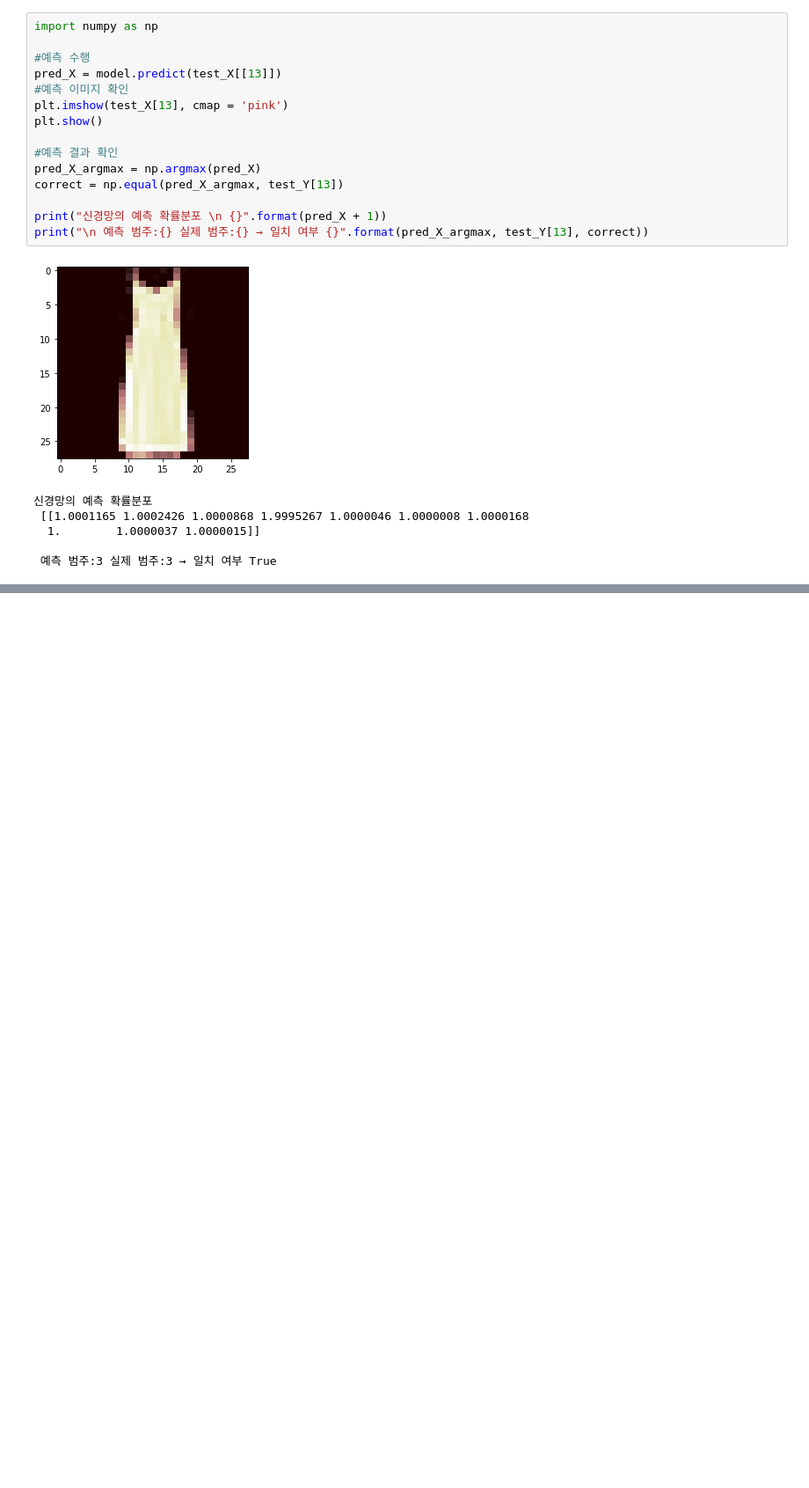
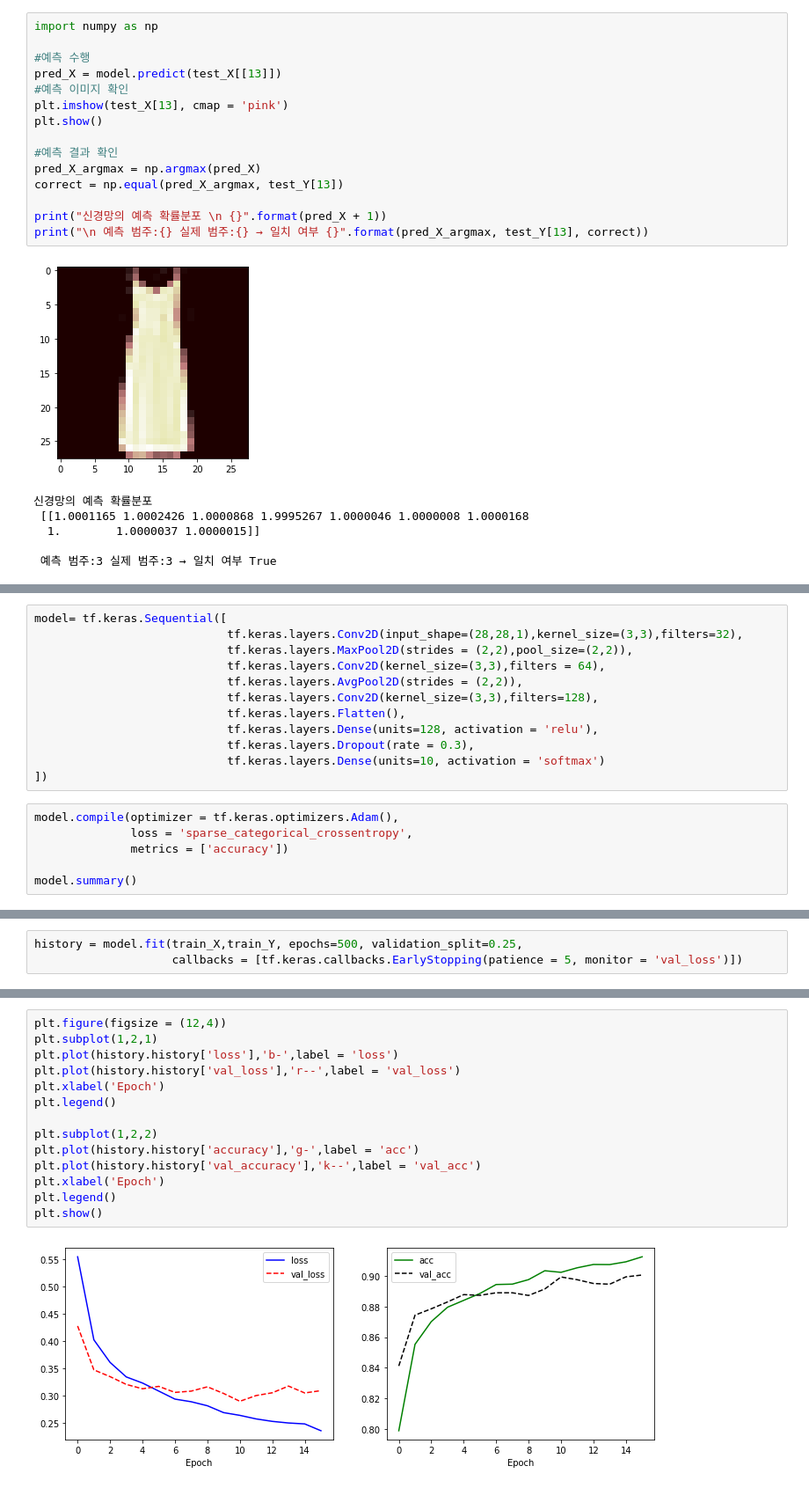
Before and after one commit to wonkwonlee/ai-study-note, a Jupyter notebook: Python-and-Data-Visualization/tf-cnn.ipynb, the cells around one changed output, grey strips where cells are left out. Shown at 88% size. Drawn from its saved outputs; the diff is of its cells as text; blank space fills up the shorter version.

```diff
--- a/Python-and-Data-Visualization/tf-cnn.ipynb
+++ b/Python-and-Data-Visualization/tf-cnn.ipynb
@@ -125,0 +279,18 @@ print("\n 예측 범주:{} 실제 범주:{} → 일치 여부 {}".format(pred_X_
+# %%
+model= tf.keras.Sequential([
+                            tf.keras.layers.Conv2D(input_shape=(28,28,1),kernel_size=(3,3),filters=32),
+                            tf.keras.layers.MaxPool2D(strides = (2,2),pool_size=(2,2)),
+                            tf.keras.layers.Conv2D(kernel_size=(3,3),filters = 64),
+                            tf.keras.layers.AvgPool2D(strides = (2,2)),
+                            tf.keras.layers.Conv2D(kernel_size=(3,3),filters=128),
+                            tf.keras.layers.Flatten(),
+                            tf.keras.layers.Dense(units=128, activation = 'relu'),
+                            tf.keras.layers.Dropout(rate = 0.3),
+                            tf.keras.layers.Dense(units=10, activation = 'softmax')
+])
+# %%
+model.compile(optimizer = tf.keras.optimizers.Adam(),
+              loss = 'sparse_categorical_crossentropy',
+              metrics = ['accuracy'])
+
+model.summary()
@@ -125,0 +315,3 @@ print("\n 예측 범주:{} 실제 범주:{} → 일치 여부 {}".format(pred_X_
+# %%
+history = model.fit(train_X,train_Y, epochs=500, validation_split=0.25,
+                    callbacks = [tf.keras.callbacks.EarlyStopping(patience = 5, monitor = 'val_loss')])
@@ -125,0 +336,16 @@ print("\n 예측 범주:{} 실제 범주:{} → 일치 여부 {}".format(pred_X_
+# %%
+plt.figure(figsize = (12,4))
+plt.subplot(1,2,1)
+plt.plot(history.history['loss'],'b-',label = 'loss')
+plt.plot(history.history['val_loss'],'r--',label = 'val_loss')
+plt.xlabel('Epoch')
+plt.legend()
+
+plt.subplot(1,2,2)
+plt.plot(history.history['accuracy'],'g-',label = 'acc')
+plt.plot(history.history['val_accuracy'],'k--',label = 'val_acc')
+plt.xlabel('Epoch')
+plt.legend()
+plt.show()
+# %% [output]
+[figure, added]
```
Also changed, not shown: parts of 23 cells of this notebook.
